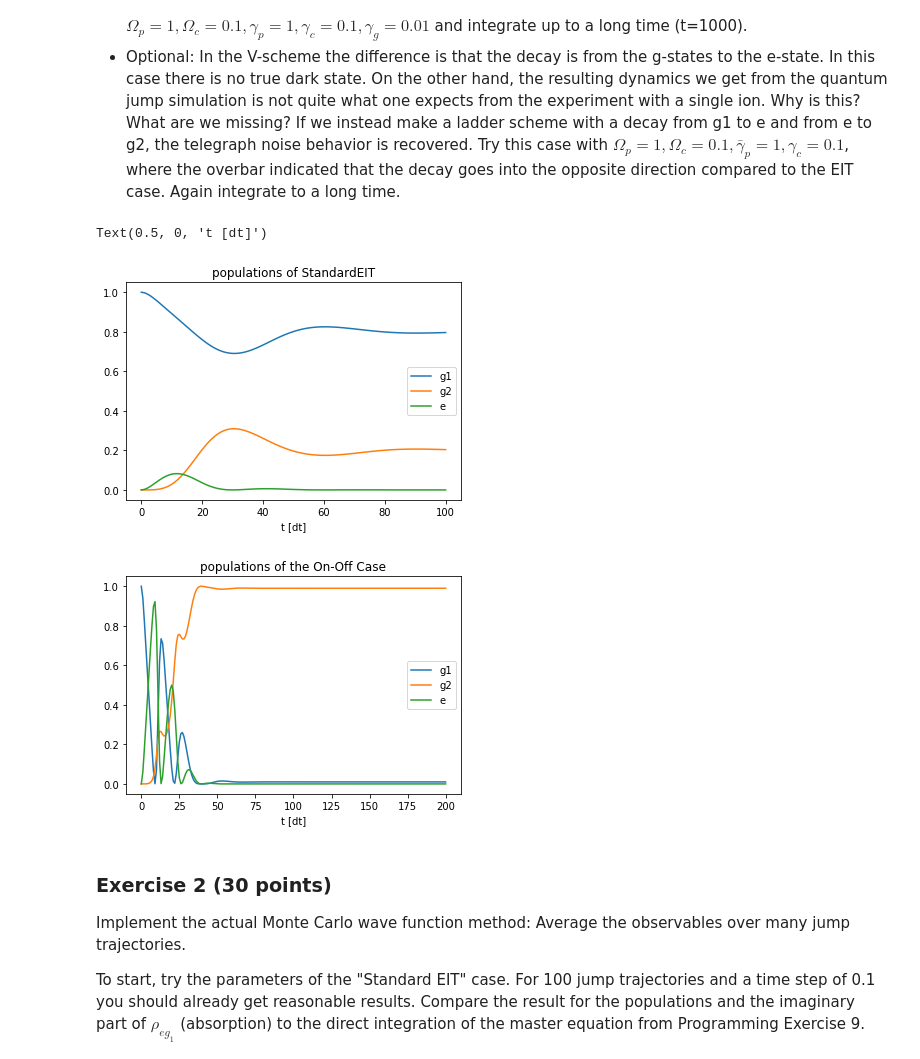
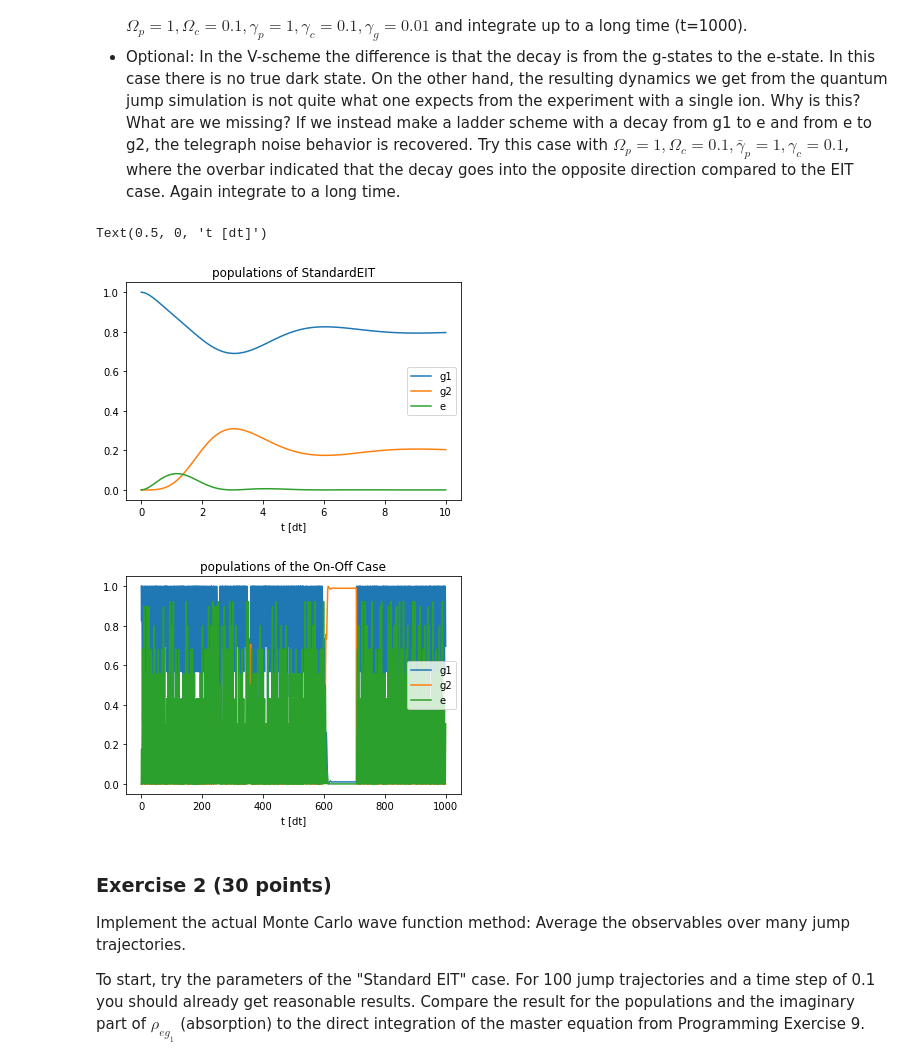
Before and after one commit to ml4cdeca/ComputationalQuantumDynamics, a Jupyter notebook: blatt10/exercise10.ipynb, the cells around one changed output. Saved outputs shown, nothing was run; the diff lists cells and outputs as text; code cells hidden in the pictures.

```diff
--- a/blatt10/exercise10.ipynb
+++ b/blatt10/exercise10.ipynb
@@ -96,7 +96,7 @@ def algorithm(psi0,H,Gamma,endTime,dt):
         psi.append(nextPsi)
         rhoeg1t.append(nextPsi[2]*nextPsi[0].conj())
 
-    return psi,rhoeg1t
+    return np.array(psi),rhoeg1t
 # %%
 # Standard EIT
 omeP = 1
@@ -111,23 +111,24 @@ DeltaC = 0
 StandardEIT,rho=algorithm(g1,buildH(omeP,omeC,DeltaC,DeltaP),jump_op(gammaP,gammaC,gammaG),10,.1)
 #On-off case
 omeC,gammaP,gammaC,gammaG=.1,1,.1,.01
-#onOffCase,rho=algorithm(g1,buildH(omeP,omeC,DeltaC,DeltaP),jump_op(gammaP,gammaC,gammaG),100,.5)
+onOffCase,rho=algorithm(g1,buildH(omeP,omeC,DeltaC,DeltaP),jump_op(gammaP,gammaC,gammaG),1000,.5)
 # %%
 #eit
-lines=plt.plot(np.abs(StandardEIT)**2)
+t=np.arange(0,10.1,0.1)
+lines=plt.plot(t,np.abs(StandardEIT)**2)
 plt.legend(lines,['g1','g2','e'])
 plt.title('populations of StandardEIT')
 plt.xlabel('t [dt]')
 #onoff
 plt.figure()
-lines=plt.plot(np.abs(onOffCase)**2)
+lines=plt.plot(np.arange(0,1000.5,0.5),np.abs(onOffCase)**2)
 plt.legend(lines,['g1','g2','e'])
 plt.title('populations of the On-Off Case')
 plt.xlabel('t [dt]')
 # %% [output]
 Text(0.5, 0, 't [dt]')
-[figure, old version]
+[figure, new version]
-[figure, old version]
+[figure, new version]
 # %% [markdown]
 ### Exercise 2 (30 points)
 
```
Also changed, not shown: parts of 9 cells of this notebook, 2 other files.
